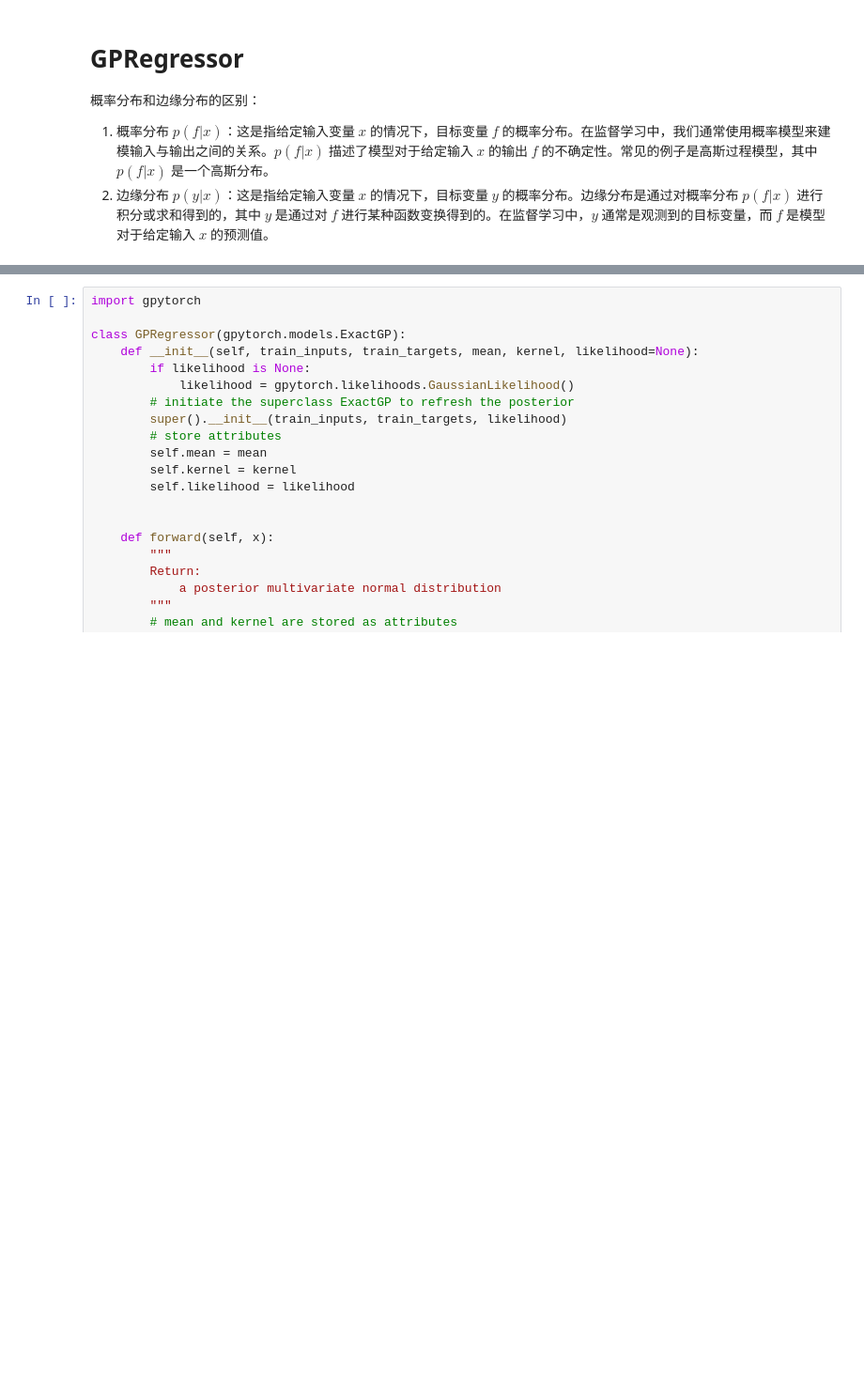
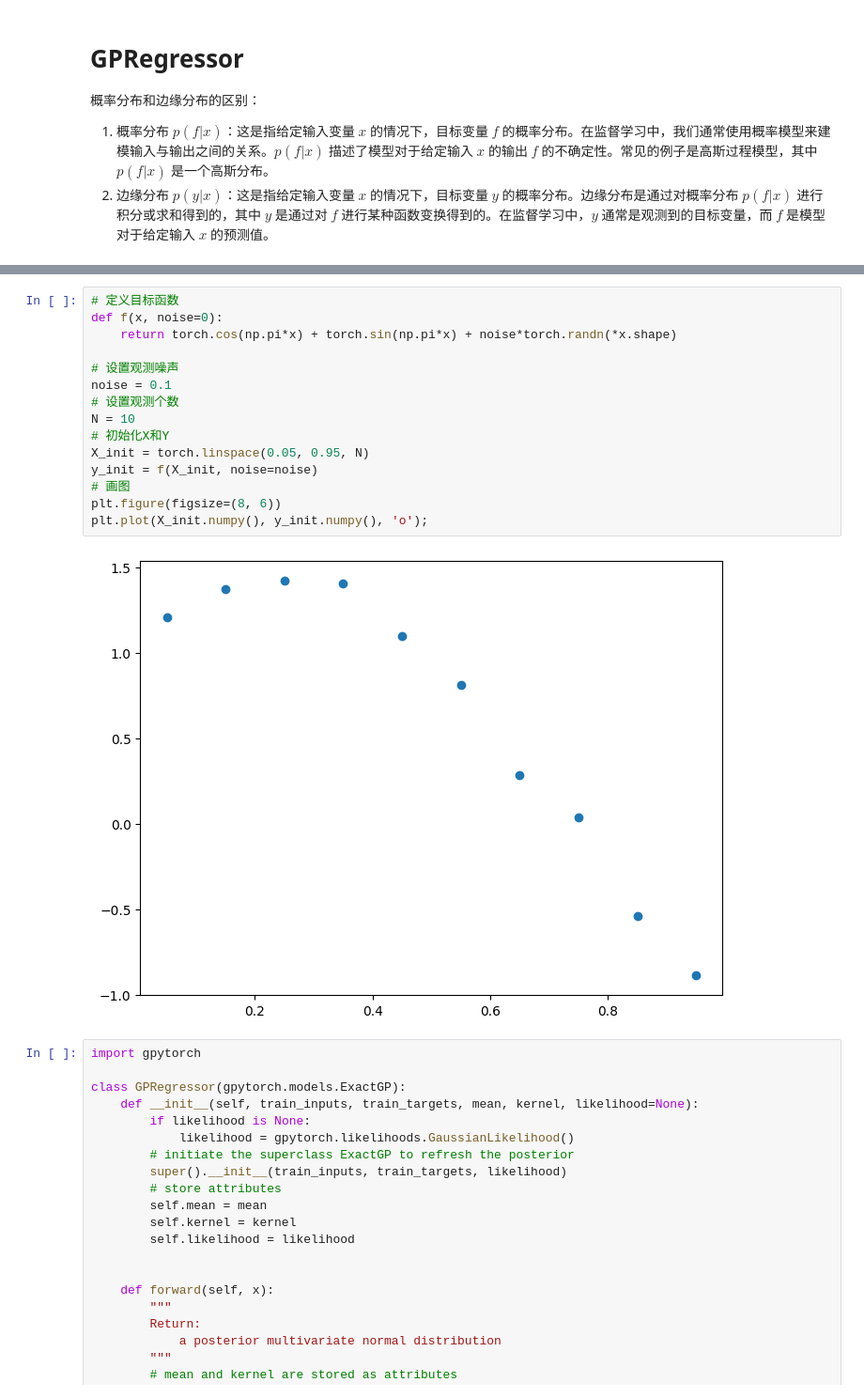
Before and after one commit to HuizhiXu/quarto, a Jupyter notebook: code/gaussian_process_regression_gpytorch.ipynb, the cells around one changed output, grey strips where cells are left out. Shown at 94% size. Drawn from its saved outputs; the diff is of its cells as text; blank space fills up the shorter version.

```diff
--- a/code/gaussian_process_regression_gpytorch.ipynb
+++ b/code/gaussian_process_regression_gpytorch.ipynb
@@ -67,3 +76,20 @@ tensor([-0.3821, -0.0597, -0.7451, -1.4902, -0.6087,  0.7095,  1.2641,  0.7171,
+# %%
+# 定义目标函数
+def f(x, noise=0):
+    return torch.cos(np.pi*x) + torch.sin(np.pi*x) + noise*torch.randn(*x.shape)
+
+# 设置观测噪声
+noise = 0.1
+# 设置观测个数
+N = 10
+# 初始化X和Y
+X_init = torch.linspace(0.05, 0.95, N)
+y_init = f(X_init, noise=noise)
+# 画图
+plt.figure(figsize=(8, 6))
+plt.plot(X_init.numpy(), y_init.numpy(), 'o');
+# %% [output]
+[figure, added]
 # %%
 import gpytorch
 
```
Also changed, not shown: parts of 9 cells of this notebook.
